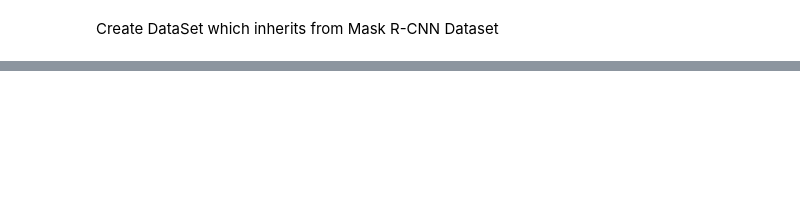
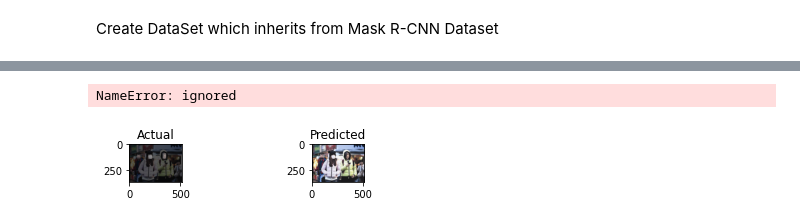
Before and after one commit to andygubser/mask_detection, a Jupyter notebook: Fabian/MaskDetection.ipynb, the cells around one changed output, grey strips where cells are left out. Drawn from its saved outputs; the diff is of its cells as text; code cells hidden in the pictures; blank space fills up the shorter version.

```diff
--- a/Fabian/MaskDetection.ipynb
+++ b/Fabian/MaskDetection.ipynb
@@ -486,2 +17,0 @@ Each bounding box is defined in terms of the bottom left and top right coordinat
-# %%
-y1, x1, y2, x2 = boxes[0]
@@ -873,0 +380,18 @@ extracted [boxes: [[73, 87, 174, 206], [245, 152, 327, 239]], width: 400, height
+# %%
+%tensorflow_version 1.x
+from mrcnn.config import Config
+from mrcnn.model import MaskRCNN
+
+class PredictionConfig(Config):
+  # define the name of the configuration
+  NAME = "oxygenmask_cfg"
+  # Number of classes (background + masks and nomasks and wearing incorrect)
+  NUM_CLASSES = 1 + 3
+	# simplify GPU config
+  GPU_COUNT = 1
+  IMAGES_PER_GPU = 1
+# %%
+config = PredictionConfig()
+model = MaskRCNN(mode='inference', model_dir='./', config=config)
+model.keras_model.metrics_tensors = []
+model.load_weights('/content/drive/MyDrive/DeepLearningInVision/Mask_RCNN/oxygenmask_cfg20210105T1900/mask_rcnn_oxygenmask_cfg_0005.h5', by_name=True)
@@ -873,0 +469,57 @@ extracted [boxes: [[73, 87, 174, 206], [245, 152, 327, 239]], width: 400, height
+# %%
+import mrcnn.model as modellib
+import numpy as np
+from matplotlib import pyplot
+
+def plot_actual_vs_predicted(dataset, model, cfg, n_images=5):
+	# load image and mask
+  for i in range(n_images):
+	  # load the image and mask
+    print(i)
+    image = dataset.load_image(i)
+    mask, _ = dataset.load_mask(i)
+	  # convert pixel values (e.g. center)
+    scaled_image = modellib.mold_image(image, cfg)
+	  # convert image into one sample
+    sample = np.expand_dims(scaled_image, 0)
+	  # make prediction
+    yhat = model.detect(sample, verbose=0)[0]
+	  # define subplot
+    pyplot.subplot(n_images, 2, i*2+1)
+	  # plot raw pixel data
+    pyplot.imshow(image)
+    pyplot.title('Actual')
+	  # plot masks
+    for j in range(mask.shape[2]):
+      pyplot.imshow(mask[:, :, j], cmap='gray', alpha=0.3)
+	  # get the context for drawing boxes
+    pyplot.subplot(n_images, 2, i*2+2)
+	  # plot raw pixel data
+    pyplot.imshow(image)
+    pyplot.title('Predicted')
+    ax = pyplot.gca()
+	  # plot each box
+    for box in yhat['rois']:
+		  # get coordinates
+      y1, x1, y2, x2 = box
+		  # calculate width and height of the box
+      width, height = x2 - x1, y2 - y1
+		  # create the shape
+      rect = Rectangle((x1, y1), width, height, fill=False, color='red')
+		  # draw the box
+      ax.add_patch(rect)
+  # show the figure
+  pyplot.show()
+
+# create config
+cfg = PredictionConfig()
+# define the model
+model = MaskRCNN(mode='inference', model_dir='./', config=cfg)
+# load model weights
+model_path = '/content/drive/MyDrive/DeepLearningInVision/Mask_RCNN/oxygenmask_cfg20210105T1900/mask_rcnn_oxygenmask_cfg_0005.h5'
+model.load_weights(model_path, by_name=True)
+# plot predictions for train dataset
+plot_actual_vs_predicted(train_set, model, cfg)
+# plot predictions for test dataset
+plot_actual_vs_predicted(test_set, model, cfg)
+# %% [output]
@@ -873,0 +529,2 @@ extracted [boxes: [[73, 87, 174, 206], [245, 152, 327, 239]], width: 400, height
+NameError: ignored
+[figure, added]
```
Also changed, not shown: parts of 82 cells of this notebook.
